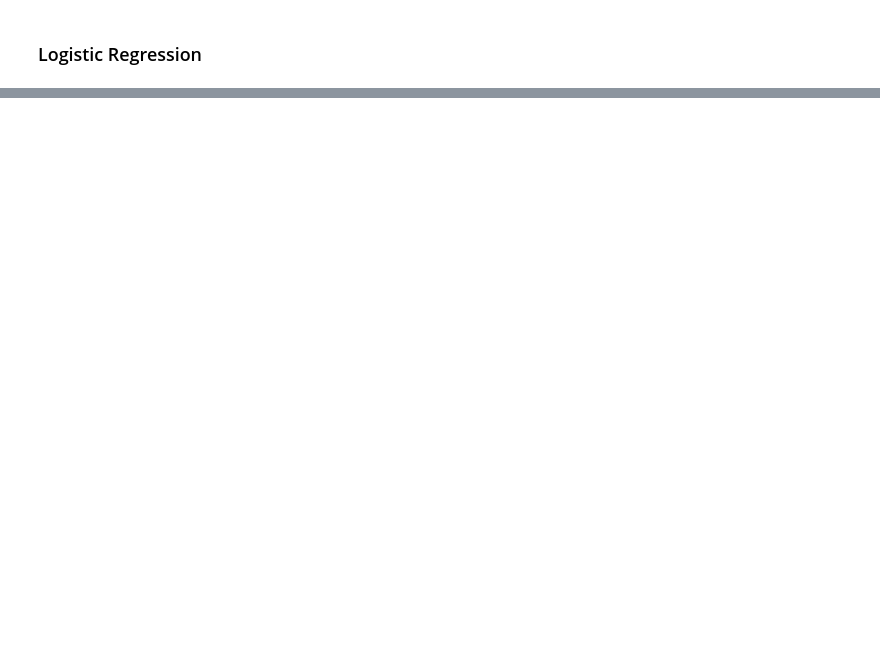
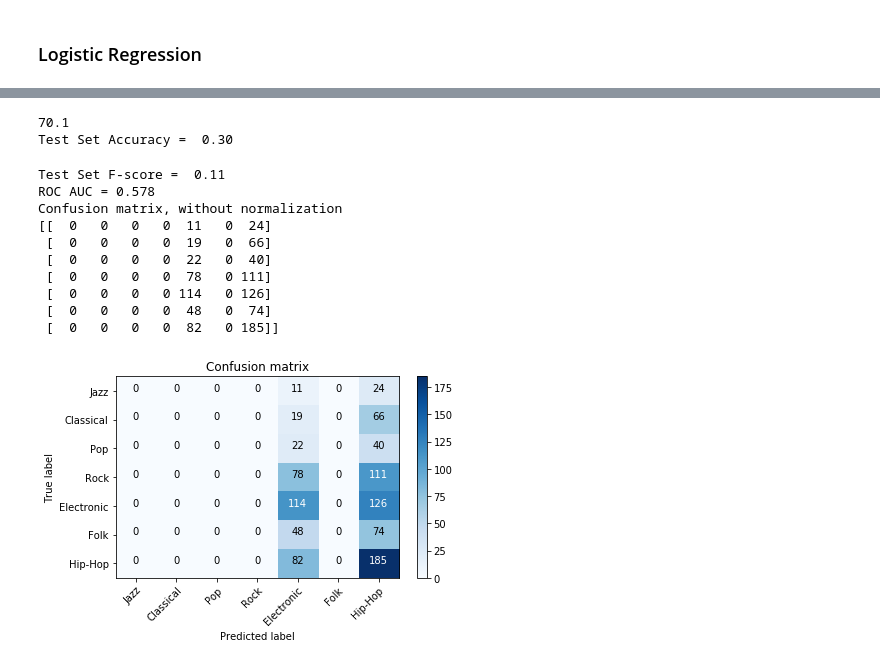
Before and after one commit to adityasant/ECE271Project, a Jupyter notebook: Local Codes and Notebooks/Classifier_single_label_parent_all_data.ipynb, the cells around one changed output, grey strips where cells are left out. Saved outputs shown, nothing was run; the diff lists cells and outputs as text; code cells hidden in the pictures; blank space fills up the shorter version.

```diff
--- a/Local Codes and Notebooks/Classifier_single_label_parent_all_data.ipynb
+++ b/Local Codes and Notebooks/Classifier_single_label_parent_all_data.ipynb
@@ -505,0 +508,12 @@ Confusion matrix, without normalization
+# %%
+from torch import nn
+
+import torch
+
+x_train = x_train.T/np.max(abs(x_train))
+print(x_train.shape)
+x_test = x_test.T/np.max(abs(x_test))
+print(x_test.shape)
+print(y_train.shape)
+y_train = y_train.T
+print(y_train.shape)
@@ -505,0 +652,24 @@ Confusion matrix, without normalization
+# %%
+y_test = y_test.astype(int)
+y_test_onehot = label2onehot(y_test)
+
+y_output = forwardprop_shallow(x_test, nettrain_batch2)
+
+perf = eval_perfs(y_output, y_test)
+print(perf)
+
+display_results(np.array(y_test,dtype=int), y_output.T)
+# %% [output]
+70.1
+Test Set Accuracy =  0.30
+Test Set F-score =  0.11
+ROC AUC = 0.578
+Confusion matrix, without normalization
+[[  0   0   0   0  11   0  24]
+ [  0   0   0   0  19   0  66]
+ [  0   0   0   0  22   0  40]
+ [  0   0   0   0  78   0 111]
+ [  0   0   0   0 114   0 126]
+ [  0   0   0   0  48   0  74]
+ [  0   0   0   0  82   0 185]]
+[figure, added]
```
Also changed, not shown: parts of 18 cells of this notebook, 3 other files.
